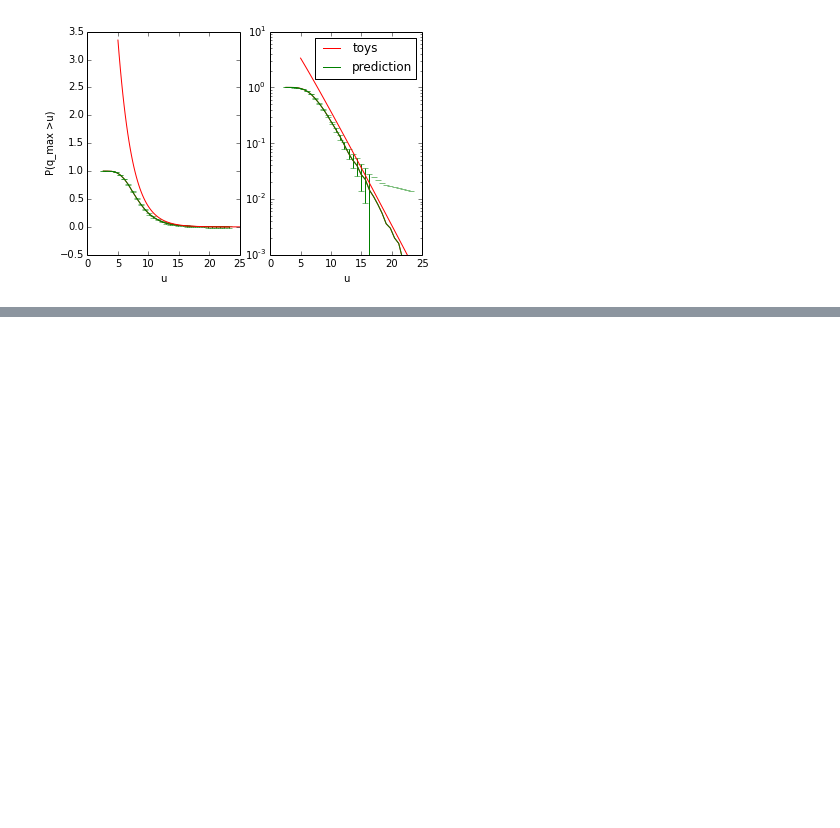
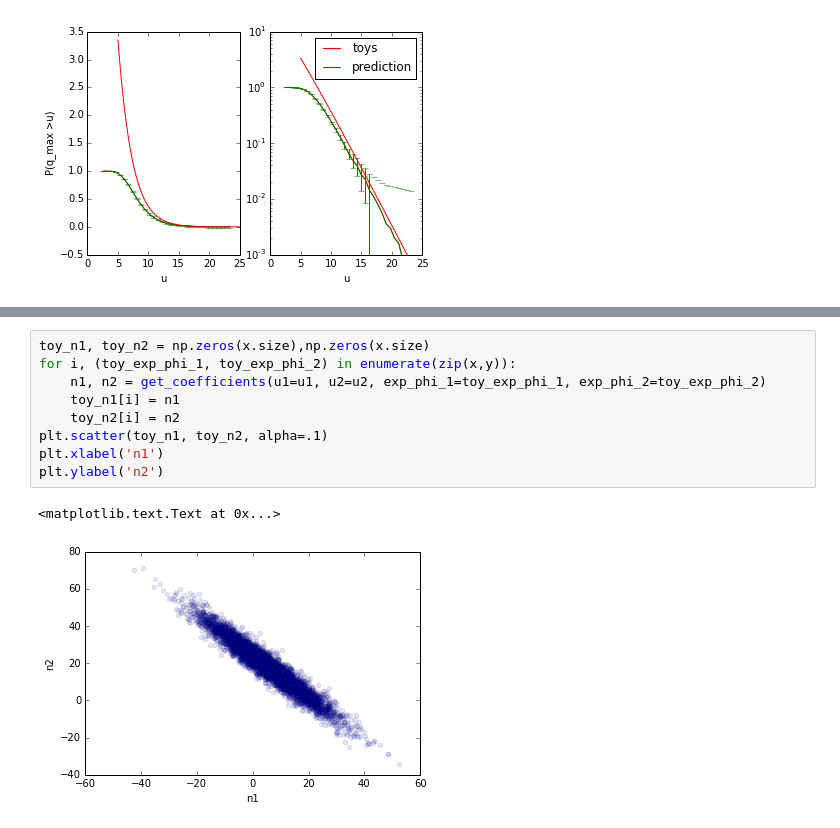
Before and after one commit to cranmer/look-elsewhere-2d, a Jupyter notebook: create_gaussian_process_examples.ipynb, the cells around one changed output, grey strips where cells are left out. Cells and saved outputs as stored; diff of their text form; blank space fills up the shorter version.

```diff
--- a/create_gaussian_process_examples.ipynb
+++ b/create_gaussian_process_examples.ipynb
@@ -216,0 +295,12 @@ plt.semilogy()
+# %%
+toy_n1, toy_n2 = np.zeros(x.size),np.zeros(x.size)
+for i, (toy_exp_phi_1, toy_exp_phi_2) in enumerate(zip(x,y)):
+    n1, n2 = get_coefficients(u1=u1, u2=u2, exp_phi_1=toy_exp_phi_1, exp_phi_2=toy_exp_phi_2)
+    toy_n1[i] = n1
+    toy_n2[i] = n2
+plt.scatter(toy_n1, toy_n2, alpha=.1)
+plt.xlabel('n1')
+plt.ylabel('n2')
+# %% [output]
+<matplotlib.text.Text at 0x...>
+[figure, added]
```
Also changed, not shown: parts of 15 cells of this notebook, 1 other file.
